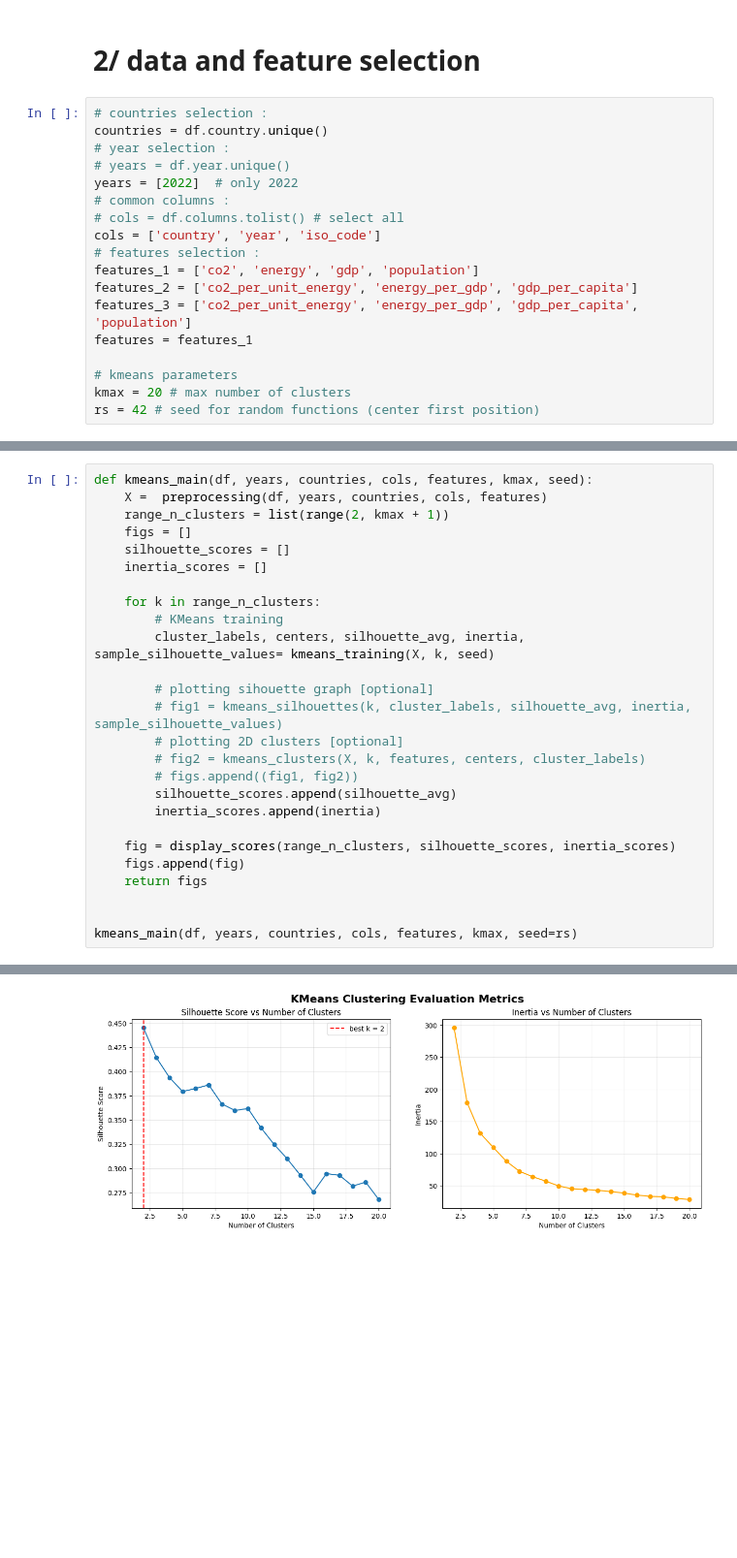
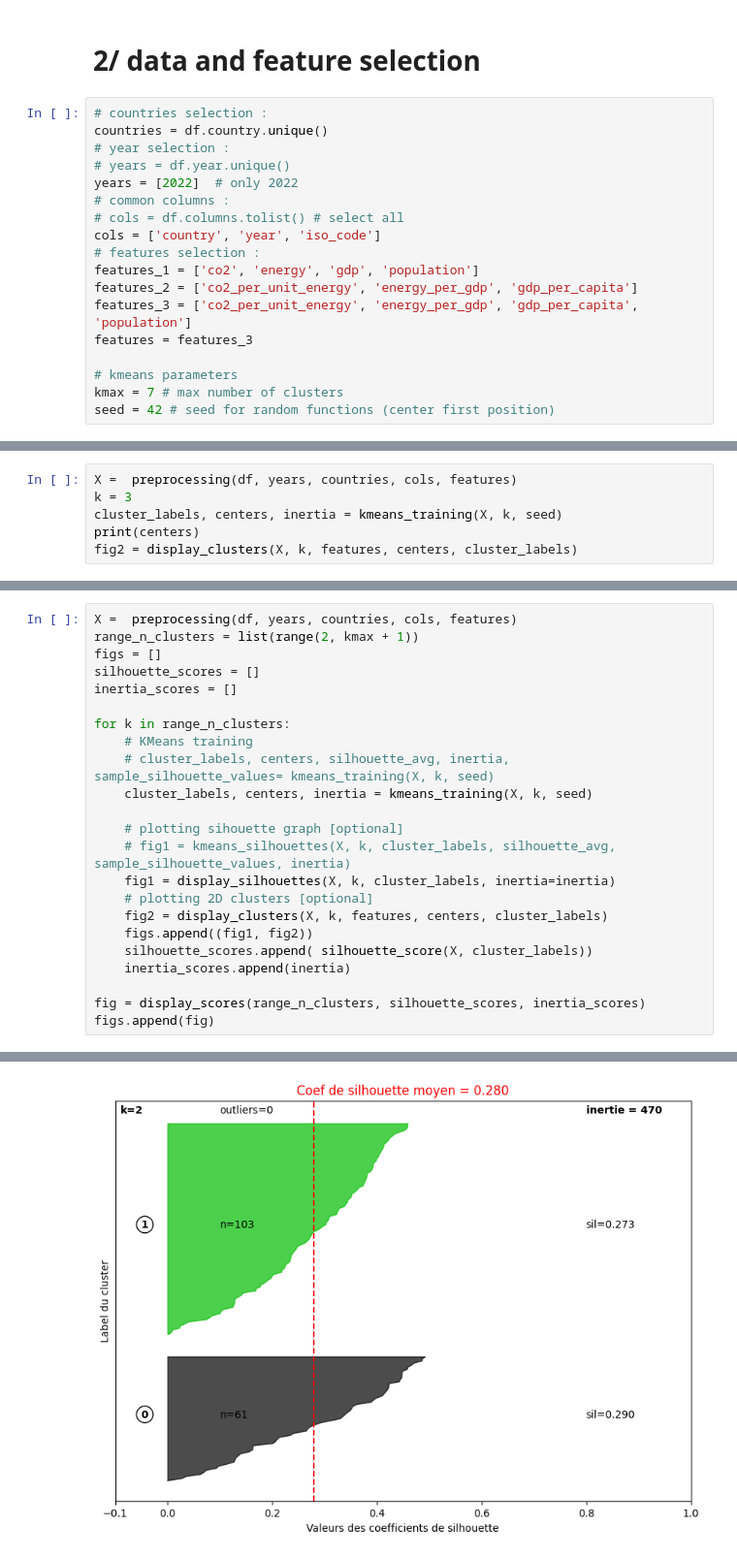
Before and after one commit to C-Vellen/CO2-energy-gdp-by-country, a Jupyter notebook: 3-model-Kmean.ipynb, the cells around one changed output, grey strips where cells are left out. Shown at 97% size. Cells and saved outputs as stored; diff of their text form; blank space fills up the shorter version.

```diff
--- a/3-model-Kmean.ipynb
+++ b/3-model-Kmean.ipynb
@@ -58,9 +60,9 @@ cols = ['country', 'year', 'iso_code']
 features_1 = ['co2', 'energy', 'gdp', 'population']
 features_2 = ['co2_per_unit_energy', 'energy_per_gdp', 'gdp_per_capita']
 features_3 = ['co2_per_unit_energy', 'energy_per_gdp', 'gdp_per_capita', 'population']
-features = features_1
+features = features_3
 
 # kmeans parameters
-kmax = 20 # max number of clusters
-rs = 42 # seed for random functions (center first position)
+kmax = 7 # max number of clusters
+seed = 42 # seed for random functions (center first position)
 # %% [markdown]
@@ -67,0 +70,6 @@ rs = 42 # seed for random functions (center first position)
+# %%
+X =  preprocessing(df, years, countries, cols, features)
+k = 3
+cluster_labels, centers, inertia = kmeans_training(X, k, seed)
+print(centers)
+fig2 = display_clusters(X, k, features, centers, cluster_labels)
@@ -68,27 +81,24 @@ rs = 42 # seed for random functions (center first position)
 # %%
-def kmeans_main(df, years, countries, cols, features, kmax, seed):
-    X =  preprocessing(df, years, countries, cols, features)
-    range_n_clusters = list(range(2, kmax + 1))
-    figs = []
-    silhouette_scores = []
-    inertia_scores = []
+X =  preprocessing(df, years, countries, cols, features)
+range_n_clusters = list(range(2, kmax + 1))
+figs = []
+silhouette_scores = []
+inertia_scores = []
 
-    for k in range_n_clusters:
-        # KMeans training
-        cluster_labels, centers, silhouette_avg, inertia, sample_silhouette_values= kmeans_training(X, k, seed)
+for k in range_n_clusters:
+    # KMeans training
+    # cluster_labels, centers, silhouette_avg, inertia, sample_silhouette_values= kmeans_training(X, k, seed)
+    cluster_labels, centers, inertia = kmeans_training(X, k, seed)
 
-        # plotting sihouette graph [optional]
-        # fig1 = kmeans_silhouettes(k, cluster_labels, silhouette_avg, inertia, sample_silhouette_values)
-        # plotting 2D clusters [optional]
-        # fig2 = kmeans_clusters(X, k, features, centers, cluster_labels)
-        # figs.append((fig1, fig2))
-        silhouette_scores.append(silhouette_avg)
-        inertia_scores.append(inertia)
+    # plotting sihouette graph [optional]
+    # fig1 = kmeans_silhouettes(X, k, cluster_labels, silhouette_avg, sample_silhouette_values, inertia)
+    fig1 = display_silhouettes(X, k, cluster_labels, inertia=inertia)
+    # plotting 2D clusters [optional]
+    fig2 = display_clusters(X, k, features, centers, cluster_labels)
+    figs.append((fig1, fig2))
+    silhouette_scores.append( silhouette_score(X, cluster_labels))
+    inertia_scores.append(inertia)
 
-    fig = display_scores(range_n_clusters, silhouette_scores, inertia_scores)
-    figs.append(fig)
-    return figs
-
-
-kmeans_main(df, years, countries, cols, features, kmax, seed=rs)
+fig = display_scores(range_n_clusters, silhouette_scores, inertia_scores)
+figs.append(fig)
 # %% [output]
@@ -96 +105 @@ kmeans_main(df, years, countries, cols, features, kmax, seed=rs)
-[figure, old version]
+[figure, new version]
```
Also changed, not shown: parts of 13 cells of this notebook, 3 other files.
